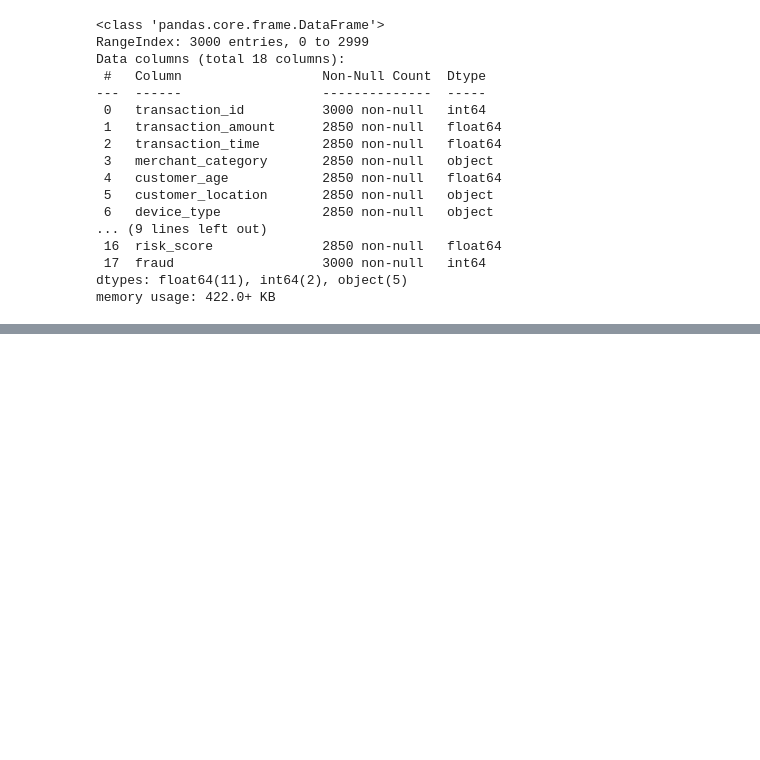
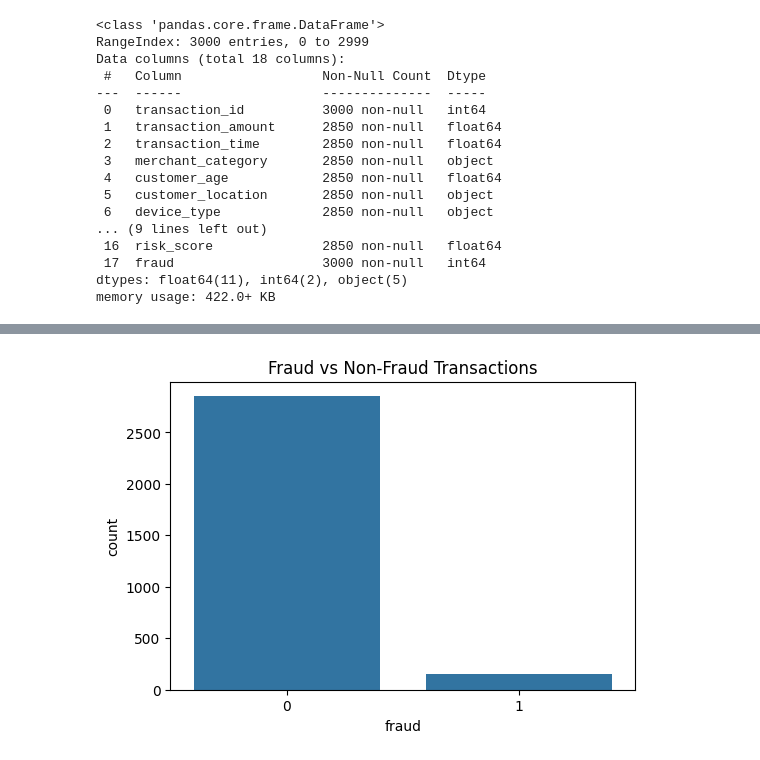
Before and after one commit to Arif-miad/credit_card_fraud_classification_system_v1, a Jupyter notebook: notebooks/preprocessing.ipynb, the cells around one changed output, grey strips where cells are left out. Saved outputs shown, nothing was run; the diff lists cells and outputs as text; code cells hidden in the pictures; blank space fills up the shorter version.

```diff
--- a/notebooks/preprocessing.ipynb
+++ b/notebooks/preprocessing.ipynb
@@ -33,3 +33,8 @@ Data columns (total 18 columns):
  17  fraud                   3000 non-null   int64
 dtypes: float64(11), int64(2), object(5)
 memory usage: 422.0+ KB
+# %%
+num_cols = df.select_dtypes(include=['float64', 'int64']).columns
+
+for col in num_cols:
+    df[col].fillna(df[col].median(), inplace=True)
@@ -35,0 +59,5 @@ memory usage: 422.0+ KB
+# %%
+cat_cols = df.select_dtypes(include=['object']).columns
+
+for col in cat_cols:
+    df[col].fillna(df[col].mode()[0], inplace=True)
@@ -35,0 +93,7 @@ memory usage: 422.0+ KB
+# %%
+plt.figure(figsize=(6,4))
+sns.countplot(x='fraud', data=df)
+plt.title("Fraud vs Non-Fraud Transactions")
+plt.show()
+# %% [output]
+[figure, added]
```
Also changed, not shown: parts of 21 cells of this notebook, 5 other files.
